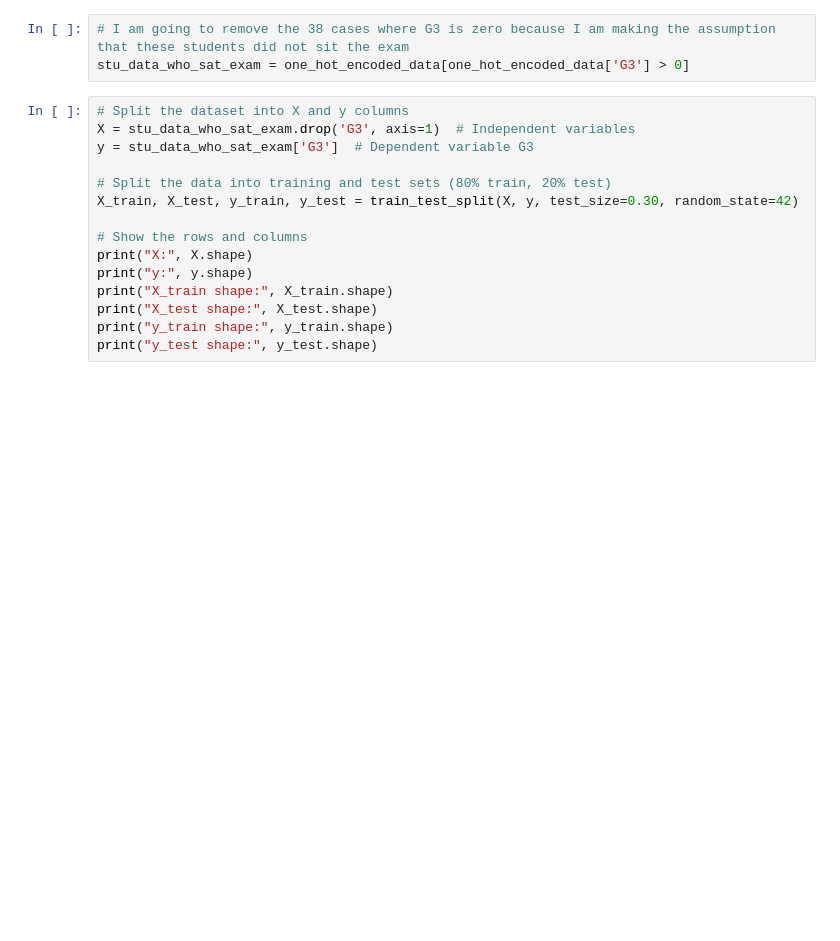
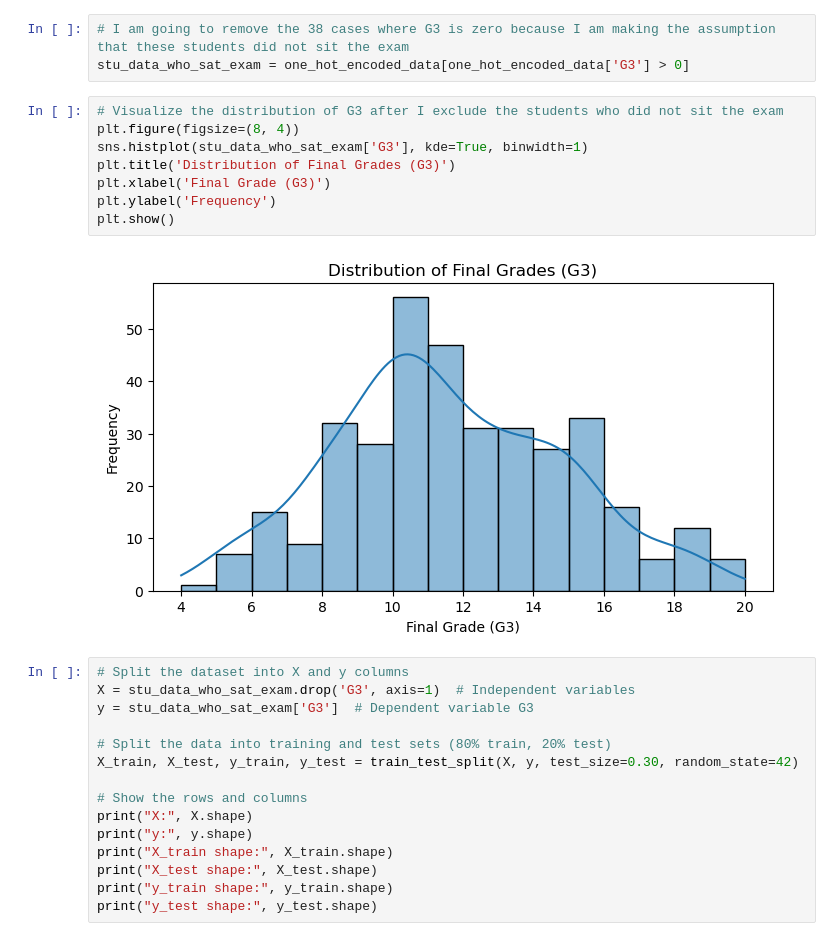
Before and after one commit to derekoharacct/Machine-Learning-CA-1, a Jupyter notebook: sbs24018 - Machine Learning - CA1.ipynb, the cells around one changed output. Cells and saved outputs as stored; diff of their text form; blank space fills up the shorter version.

```diff
--- a/sbs24018 - Machine Learning - CA1-Copy1.ipynb
+++ b/sbs24018 - Machine Learning - CA1.ipynb
@@ -373,6 +364,16 @@ plt.show()
 # %%
 # I am going to remove the 38 cases where G3 is zero because I am making the assumption that these students did not sit the exam
 stu_data_who_sat_exam = one_hot_encoded_data[one_hot_encoded_data['G3'] > 0]
+# %%
+# Visualize the distribution of G3 after I exclude the students who did not sit the exam
+plt.figure(figsize=(8, 4))
+sns.histplot(stu_data_who_sat_exam['G3'], kde=True, binwidth=1)
+plt.title('Distribution of Final Grades (G3)')
+plt.xlabel('Final Grade (G3)')
+plt.ylabel('Frequency')
+plt.show()
+# %% [output]
+[figure, added]
 # %%
 # Split the dataset into X and y columns
 X = stu_data_who_sat_exam.drop('G3', axis=1)  # Independent variables
```
Also changed, not shown: parts of 3 cells of this notebook.
